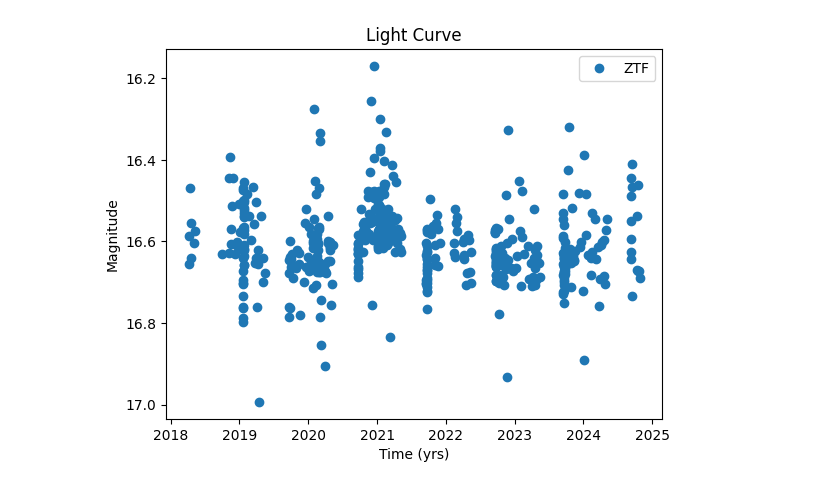
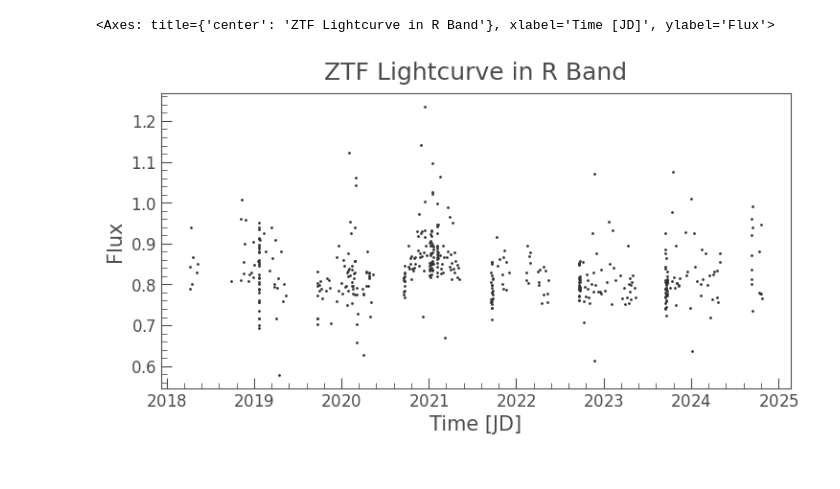
Before and after one commit to things-0/denison_2026, a Jupyter notebook: shaun/Code/Shaun Stuff/ztf+atlas.ipynb, the cells around one changed output. Drawn from its saved outputs; the diff is of its cells as text; code cells hidden in the pictures.

```diff
--- a/shaun/Code/Shaun Stuff/ztf+atlas.ipynb
+++ b/shaun/Code/Shaun Stuff/ztf+atlas.ipynb
@@ -7,24 +10,22 @@ import pandas as pd
 # %%
-# ztf mags
+# ztf fluxes
 ztf_file = '/Users/shaunparasher/Documents/VS Code/denison_2026_test/shaun/Data/ZTF Data/lc_samiclagn.fits'
 ztf_data = fits.open(ztf_file)[1].data
 mag_ztf = ztf_data['mag']
+mag_err_ztf = ztf_data['magerr']
 hjd_ztf = ztf_data['hjd']
 
-from astropy.time import Time
-from astropy.table import Table
+flux = 3631 * 10**(-0.4 * mag_ztf) * 1000
+flux_err = flux * 0.921 * mag_err_ztf
 
 t = Table.read(ztf_file)
 
 time_ztf = Time(hjd_ztf, format='jd')
 time_ztf = time_ztf.decimalyear
-plt.plot(time_ztf, mag_ztf, 'o', label='ZTF')
-plt.gca().invert_yaxis()
-plt.xlabel('Time (yrs)')
-plt.ylabel('Magnitude')
-plt.title('Light Curve')
-plt.legend()
 
-colours = ztf_data['filtercode']
+t_years = Time(hjd_ztf, format='jd').decimalyear
+curve = lk.LightCurve(time=t_years, flux=flux, flux_err=flux_err)
+curve.scatter(title="ZTF Lightcurve in R Band")
 # %% [output]
+<Axes: title={'center': 'ZTF Lightcurve in R Band'}, xlabel='Time [JD]', ylabel='Flux'>
-[figure, old version]
+[figure, new version]
```
Also changed, not shown: parts of 6 cells of this notebook, 2 other files.
